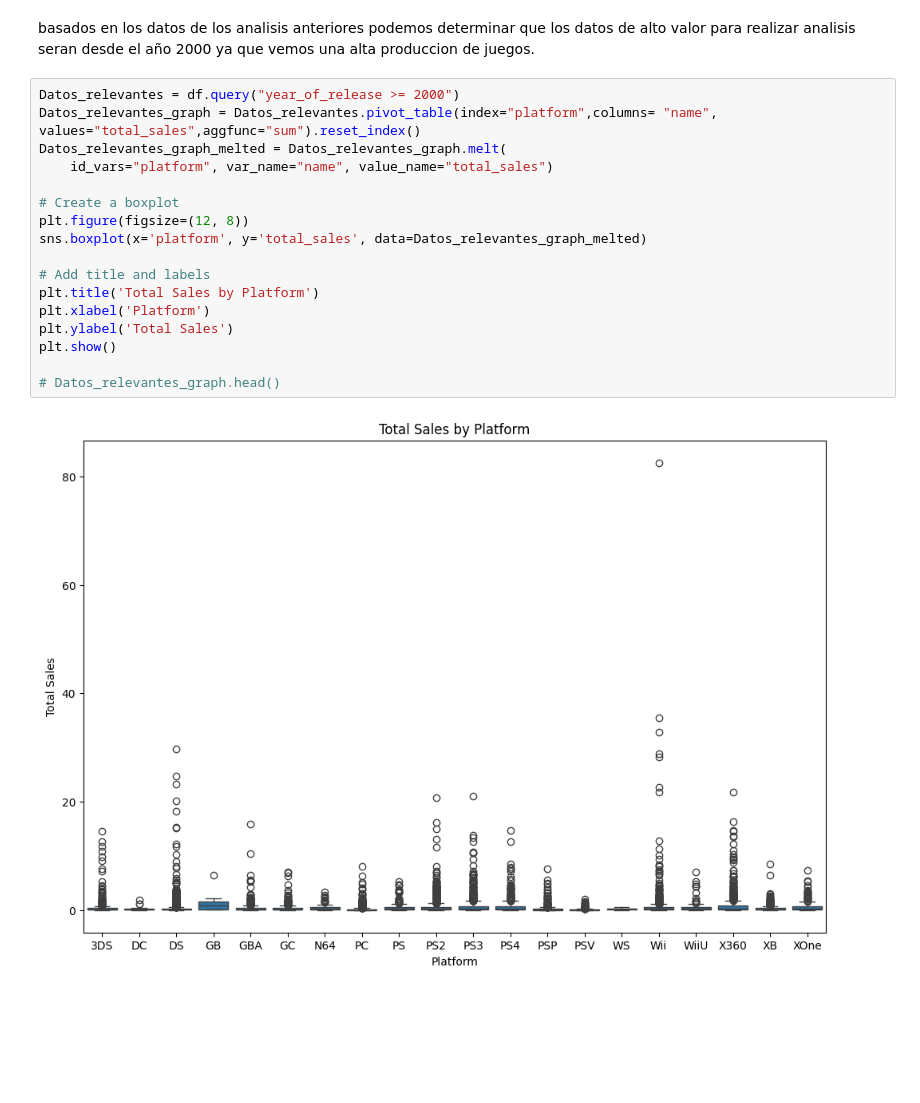
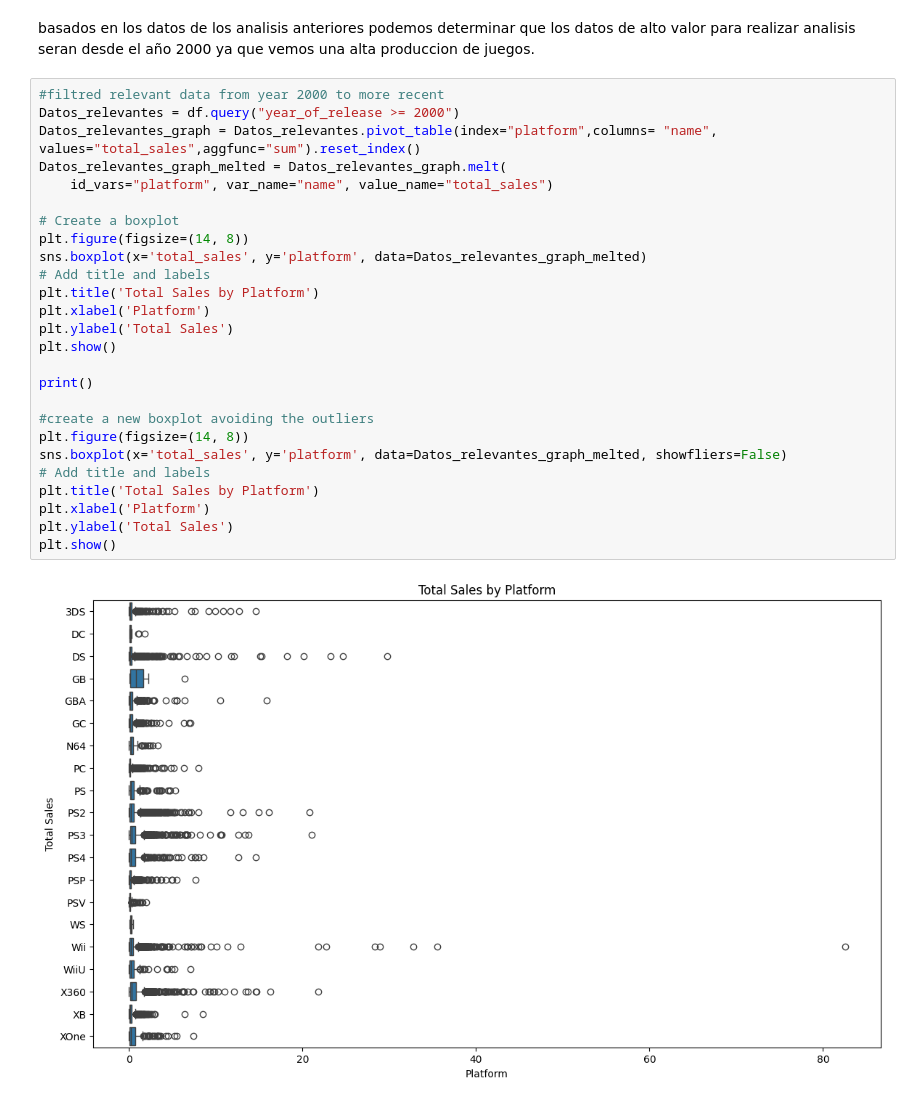
Before and after one commit to Nicobpm/selled_games_around_the_world, a Jupyter notebook: Proyect_games.ipynb, the cells around one changed output. Cells and saved outputs as stored; diff of their text form; blank space fills up the shorter version.

```diff
--- a/Proyect_games.ipynb
+++ b/Proyect_games.ipynb
@@ -216,21 +218,30 @@ Como podemos observar evidenciamos que apartir del año 2000 vemos un auge en la
 # %% [markdown]
 basados en los datos de los analisis anteriores podemos determinar que los datos de alto valor para realizar analisis seran desde el año 2000 ya que vemos una alta produccion de juegos.
 # %%
+#filtred relevant data from year 2000 to more recent
 Datos_relevantes = df.query("year_of_release >= 2000")
 Datos_relevantes_graph = Datos_relevantes.pivot_table(index="platform",columns= "name", values="total_sales",aggfunc="sum").reset_index()
 Datos_relevantes_graph_melted = Datos_relevantes_graph.melt(
     id_vars="platform", var_name="name", value_name="total_sales")
 
 # Create a boxplot
-plt.figure(figsize=(12, 8))
-sns.boxplot(x='platform', y='total_sales', data=Datos_relevantes_graph_melted)
-
+plt.figure(figsize=(14, 8))
+sns.boxplot(x='total_sales', y='platform', data=Datos_relevantes_graph_melted)
 # Add title and labels
 plt.title('Total Sales by Platform')
 plt.xlabel('Platform')
 plt.ylabel('Total Sales')
 plt.show()
 
-# Datos_relevantes_graph.head()
+print()
+
+#create a new boxplot avoiding the outliers
+plt.figure(figsize=(14, 8))
+sns.boxplot(x='total_sales', y='platform', data=Datos_relevantes_graph_melted, showfliers=False)
+# Add title and labels
+plt.title('Total Sales by Platform')
+plt.xlabel('Platform')
+plt.ylabel('Total Sales')
+plt.show()
 # %% [output]
-[figure, old version]
+[figure, new version]
```
Also changed, not shown: parts of 5 cells of this notebook.
